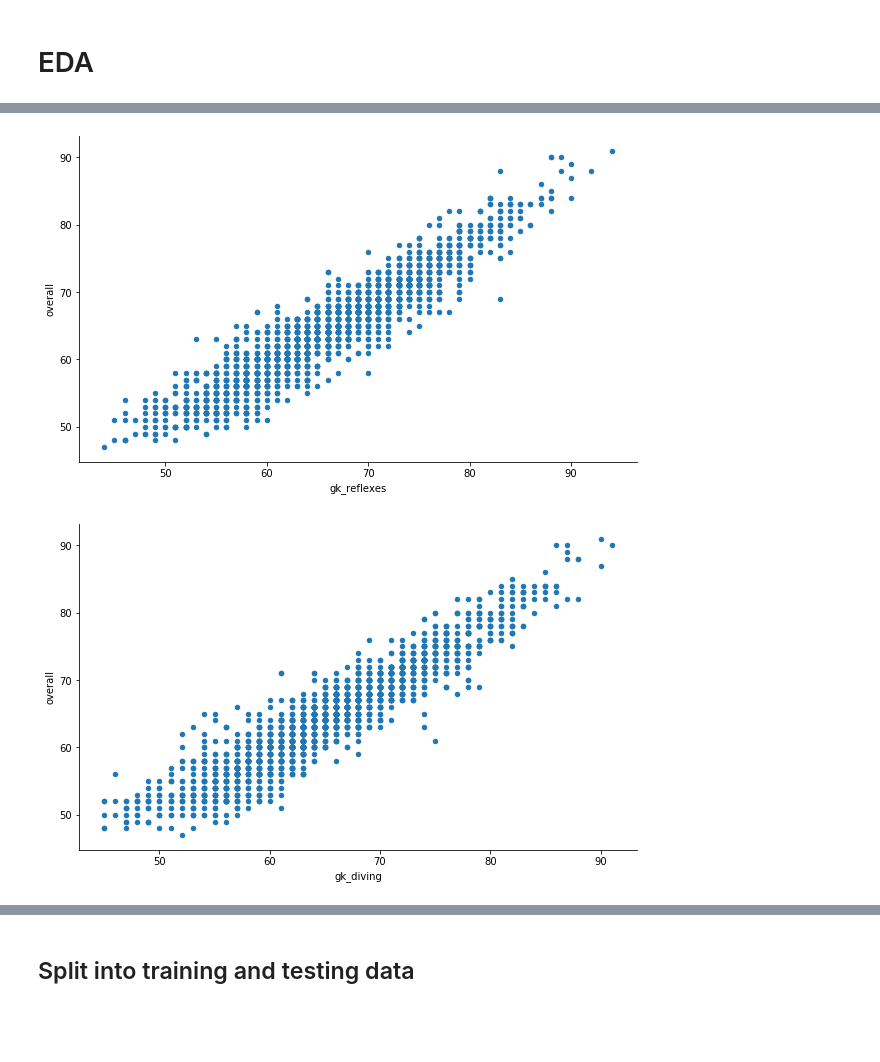
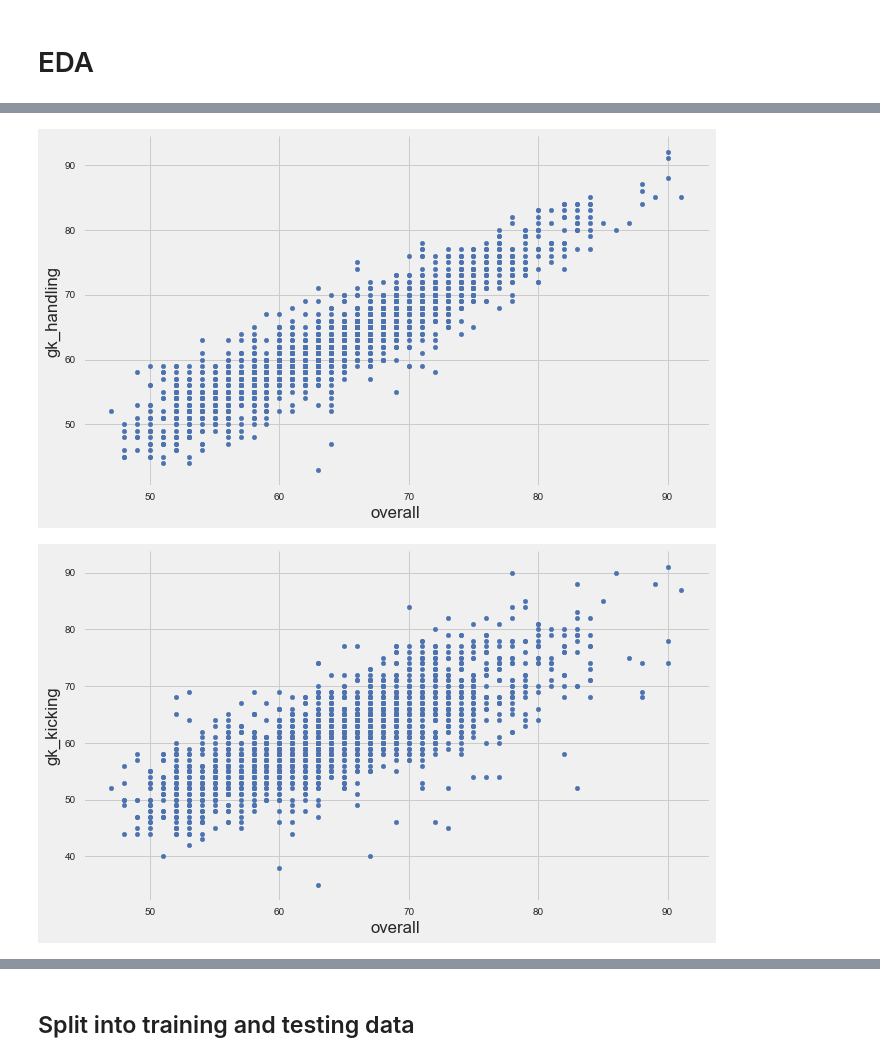
Before and after one commit to Wangsherpa/fifa-final-project, a Jupyter notebook: fifa-project.ipynb, the cells around one changed output, grey strips where cells are left out. Cells and saved outputs as stored; diff of their text form; code cells hidden in the pictures; blank space fills up the shorter version.

```diff
--- a/fifa-project.ipynb
+++ b/fifa-project.ipynb
@@ -55,7 +55,6 @@ from sklearn.model_selection import train_test_split
 %matplotlib inline
 
 pd.set_option('display.max_columns', 100)
-matplotlib.rcParams['figure.figsize'] = (10.0, 8.0)
 # %% [markdown]
 ### Load the dataset
 # %%
@@ -88,0 +88,7 @@ plt.show()
+# %%
+plt.style.use('fivethirtyeight')
+for c in corr.index[1:4]:
+    ax = fifa_19.plot.scatter('overall', c, figsize=(10, 6))
+    ax.spines['right'].set_visible(False)
+    ax.spines['top'].set_visible(False)
+    plt.show()
@@ -89,9 +99,9 @@ plt.show()
 # %%
-for c in corr.index[1:4]:
-    ax = fifa_19.plot.scatter(c, 'overall', figsize=(10, 6))
+for c in corr.index[4:8]:
+    ax = fifa_19.plot.scatter('overall', c, figsize=(10, 6))
     ax.spines['right'].set_visible(False)
     ax.spines['top'].set_visible(False)
     plt.show()
 # %% [output]
-[figure, old version]
+[figure, new version]
-[figure, old version]
+[figure, new version]
```
Also changed, not shown: parts of 88 cells of this notebook, 1 other file.
